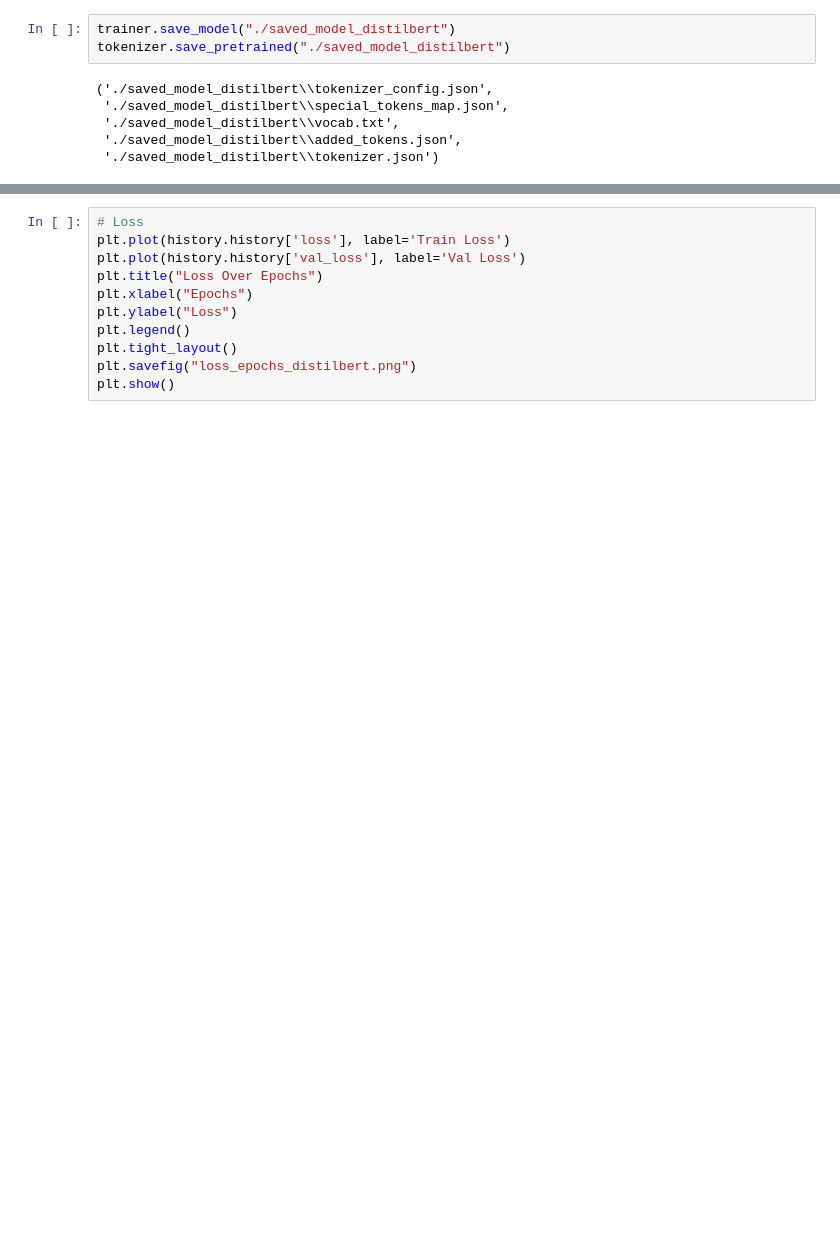
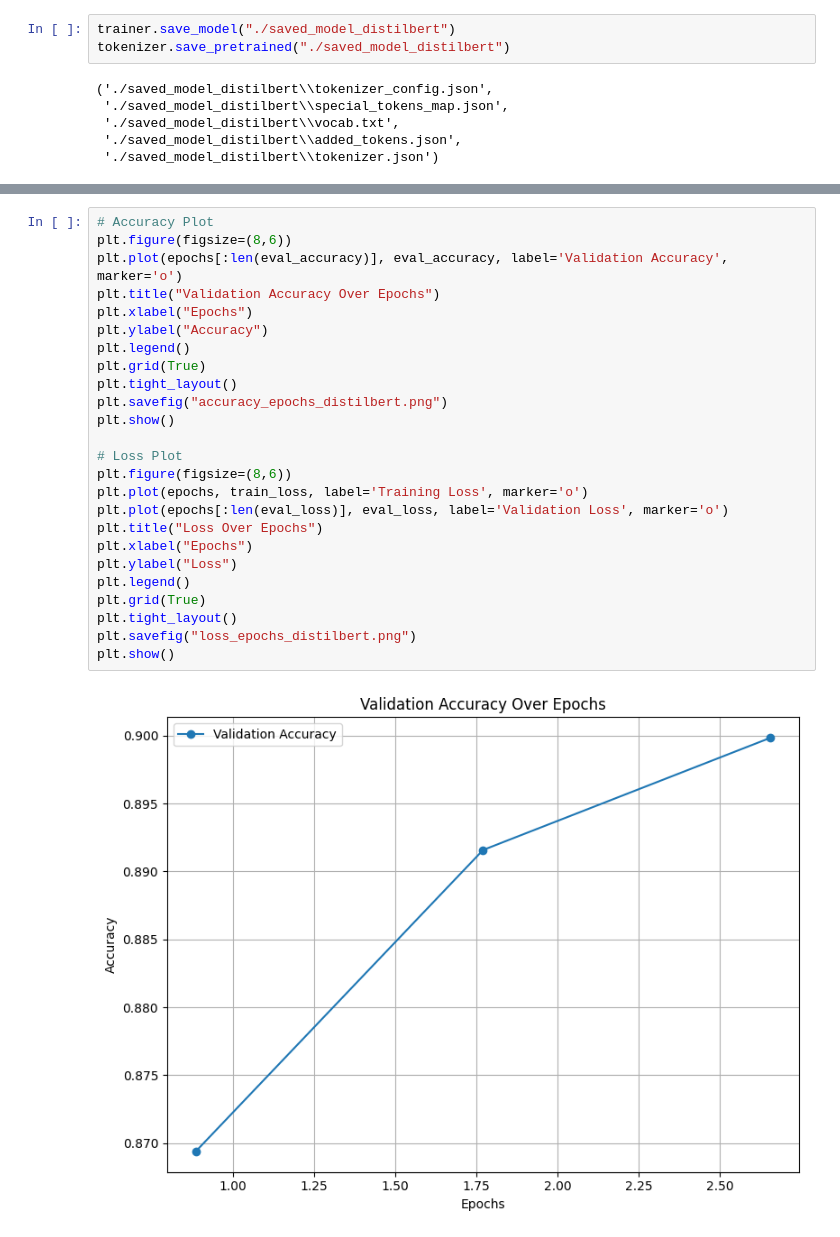
Before and after one commit to Winnee0305/COVID-Sentiment-Analysis, a Jupyter notebook: src/model/DistilBERT/distilbert_train.ipynb, the cells around one changed output, grey strips where cells are left out. Cells and saved outputs as stored; diff of their text form; blank space fills up the shorter version.

```diff
--- a/src/model/DistilBERT/distilbert_train.ipynb
+++ b/src/model/DistilBERT/distilbert_train.ipynb
@@ -154,11 +174,27 @@ plt.show()
 # %%
-# Loss
-plt.plot(history.history['loss'], label='Train Loss')
-plt.plot(history.history['val_loss'], label='Val Loss')
+# Accuracy Plot
+plt.figure(figsize=(8,6))
+plt.plot(epochs[:len(eval_accuracy)], eval_accuracy, label='Validation Accuracy', marker='o')
+plt.title("Validation Accuracy Over Epochs")
+plt.xlabel("Epochs")
+plt.ylabel("Accuracy")
+plt.legend()
+plt.grid(True)
+plt.tight_layout()
+plt.savefig("accuracy_epochs_distilbert.png")
+plt.show()
+
+# Loss Plot
+plt.figure(figsize=(8,6))
+plt.plot(epochs, train_loss, label='Training Loss', marker='o')
+plt.plot(epochs[:len(eval_loss)], eval_loss, label='Validation Loss', marker='o')
 plt.title("Loss Over Epochs")
 plt.xlabel("Epochs")
 plt.ylabel("Loss")
 plt.legend()
+plt.grid(True)
 plt.tight_layout()
 plt.savefig("loss_epochs_distilbert.png")
 plt.show()
+# %% [output]
+[figure, added]
```
Also changed, not shown: parts of 7 cells of this notebook, 17 other files.
